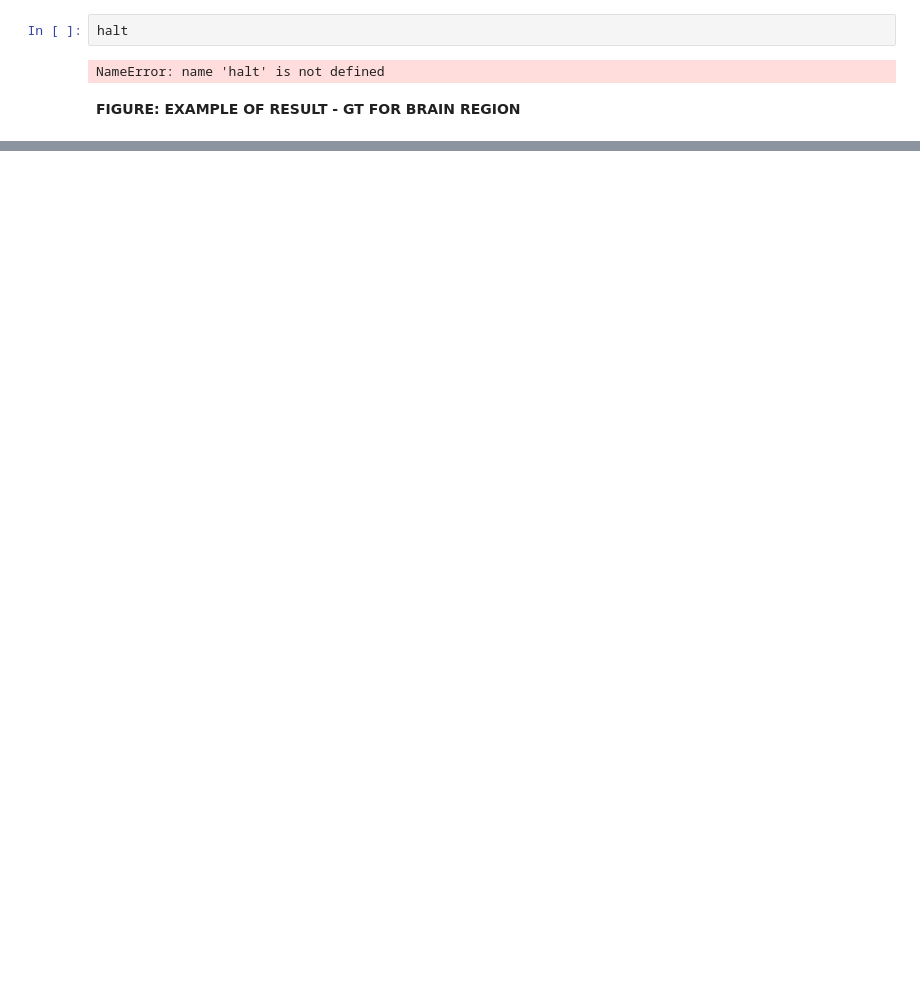
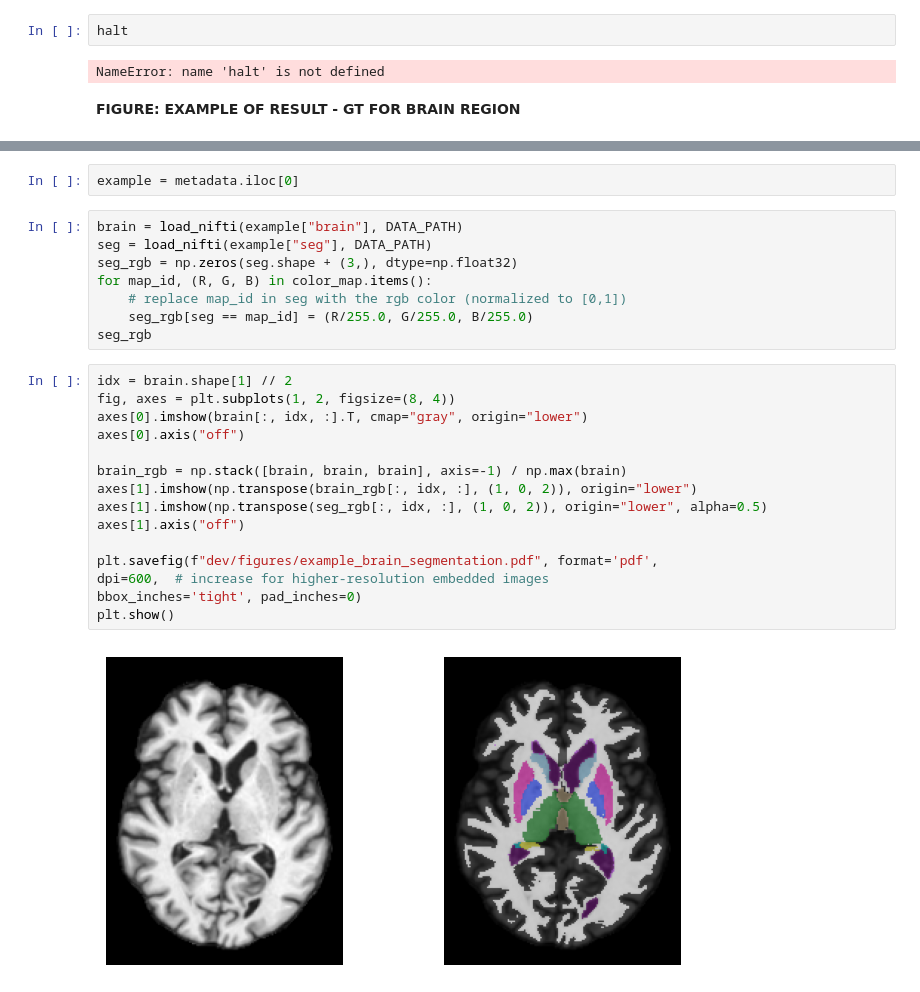
Before and after one commit to minnelab/NeuroCBIR, a Jupyter notebook: dev/notebooks/figures-maia-medium.ipynb, the cells around one changed output, grey strips where cells are left out. Drawn from its saved outputs; the diff is of its cells as text; blank space fills up the shorter version.

```diff
--- a/dev/notebooks/figures-maia-medium.ipynb
+++ b/dev/notebooks/figures-maia-medium.ipynb
@@ -593,0 +606,27 @@ Other scans:
+# %%
+example = metadata.iloc[0]
+# %%
+brain = load_nifti(example["brain"], DATA_PATH)
+seg = load_nifti(example["seg"], DATA_PATH)
+seg_rgb = np.zeros(seg.shape + (3,), dtype=np.float32)
+for map_id, (R, G, B) in color_map.items():
+    # replace map_id in seg with the rgb color (normalized to [0,1])
+    seg_rgb[seg == map_id] = (R/255.0, G/255.0, B/255.0)
+seg_rgb
+# %%
+idx = brain.shape[1] // 2
+fig, axes = plt.subplots(1, 2, figsize=(8, 4))
+axes[0].imshow(brain[:, idx, :].T, cmap="gray", origin="lower")
+axes[0].axis("off")
+
+brain_rgb = np.stack([brain, brain, brain], axis=-1) / np.max(brain)
+axes[1].imshow(np.transpose(brain_rgb[:, idx, :], (1, 0, 2)), origin="lower")
+axes[1].imshow(np.transpose(seg_rgb[:, idx, :], (1, 0, 2)), origin="lower", alpha=0.5)
+axes[1].axis("off")
+
+plt.savefig(f"dev/figures/example_brain_segmentation.pdf", format='pdf',
+dpi=600,  # increase for higher-resolution embedded images
+bbox_inches='tight', pad_inches=0)
+plt.show()
+# %% [output]
+[figure, added]
```
Also changed, not shown: parts of 24 cells of this notebook, 25 other files.
